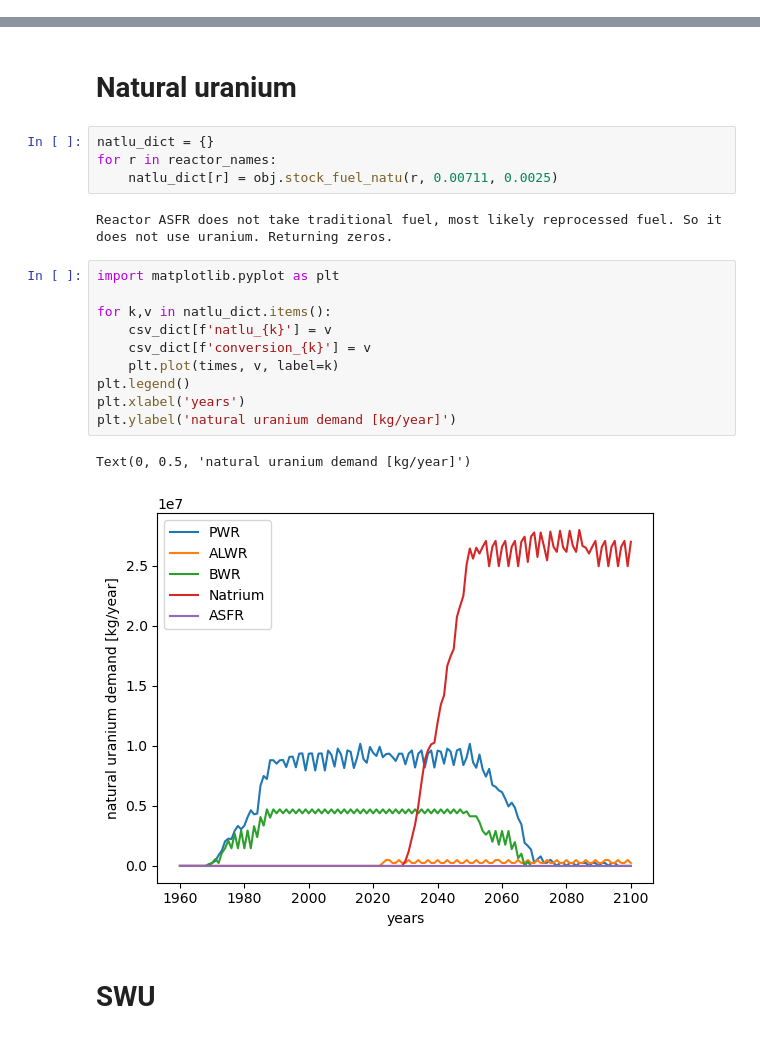
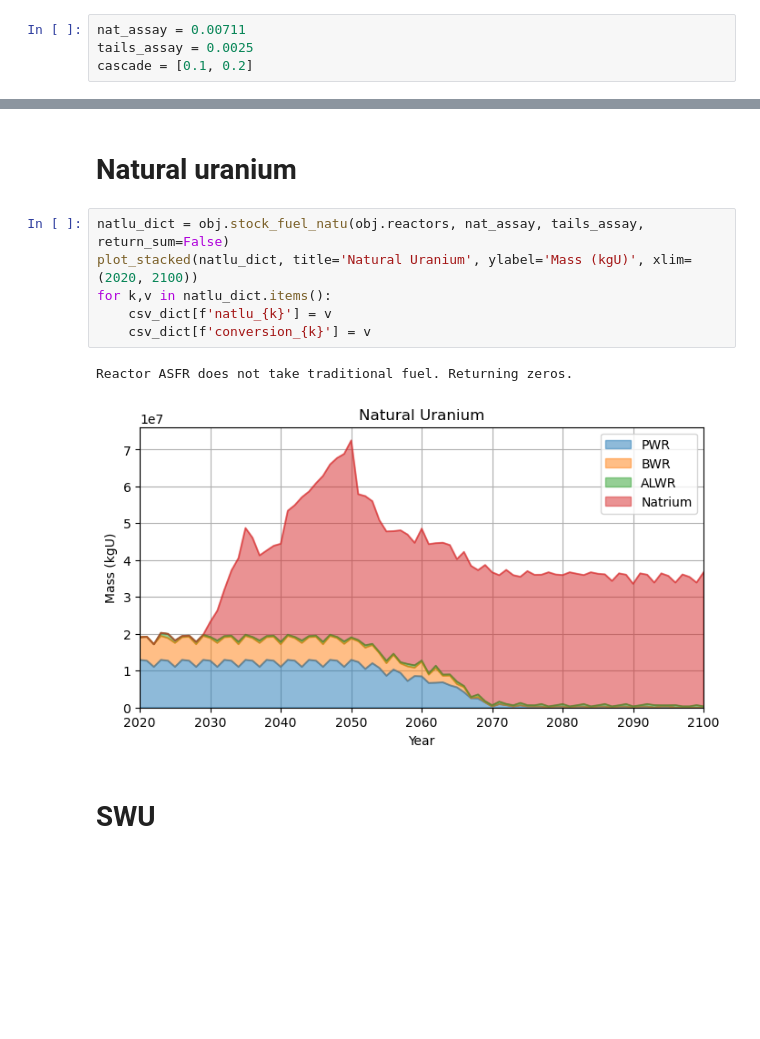
Before and after one commit to watts-dev/watts, a Jupyter notebook: examples/DYMOND/to_array.ipynb, the cells around one changed output, grey strips where cells are left out. Drawn from its saved outputs; the diff is of its cells as text; blank space fills up the shorter version.

```diff
--- a/examples/DYMOND/to_array.ipynb
+++ b/examples/DYMOND/to_array.ipynb
@@ -7,4 +15,8 @@ files = list(here.glob('*.json'))
 inputs = list(here.glob('*.input'))
 input_filepaths = [str(f.resolve()) for f in inputs]
 filepaths = [str(f.resolve()) for f in files]
+# %%
+nat_assay = 0.00711
+tails_assay = 0.0025
+cascade = [0.1, 0.2]
 # %%
@@ -29,23 +66,13 @@ csv_dict = {'years': times}
 # %% [markdown]
 # Natural uranium
 # %%
-natlu_dict = {}
-for r in reactor_names:
-    natlu_dict[r] = obj.stock_fuel_natu(r, 0.00711, 0.0025)
+natlu_dict = obj.stock_fuel_natu(obj.reactors, nat_assay, tails_assay, return_sum=False)
+plot_stacked(natlu_dict, title='Natural Uranium', ylabel='Mass (kgU)', xlim=(2020, 2100))
+for k,v in natlu_dict.items():
+    csv_dict[f'natlu_{k}'] = v
+    csv_dict[f'conversion_{k}'] = v
 # %% [output]
-Reactor ASFR does not take traditional fuel, most likely reprocessed fuel. So it does not use uranium. Returning zeros.
+Reactor ASFR does not take traditional fuel. Returning zeros.
+[figure, added]
-# %%
-import matplotlib.pyplot as plt
-
-for k,v in natlu_dict.items():
-    csv_dict[f'natlu_{k}'] = v
-    csv_dict[f'conversion_{k}'] = v
-    plt.plot(times, v, label=k)
-plt.legend()
-plt.xlabel('years')
-plt.ylabel('natural uranium demand [kg/year]')
-# %% [output]
-Text(0, 0.5, 'natural uranium demand [kg/year]')
-[figure, removed]
 # %% [markdown]
 # SWU
```
Also changed, not shown: parts of 17 cells of this notebook, 3 other files.
